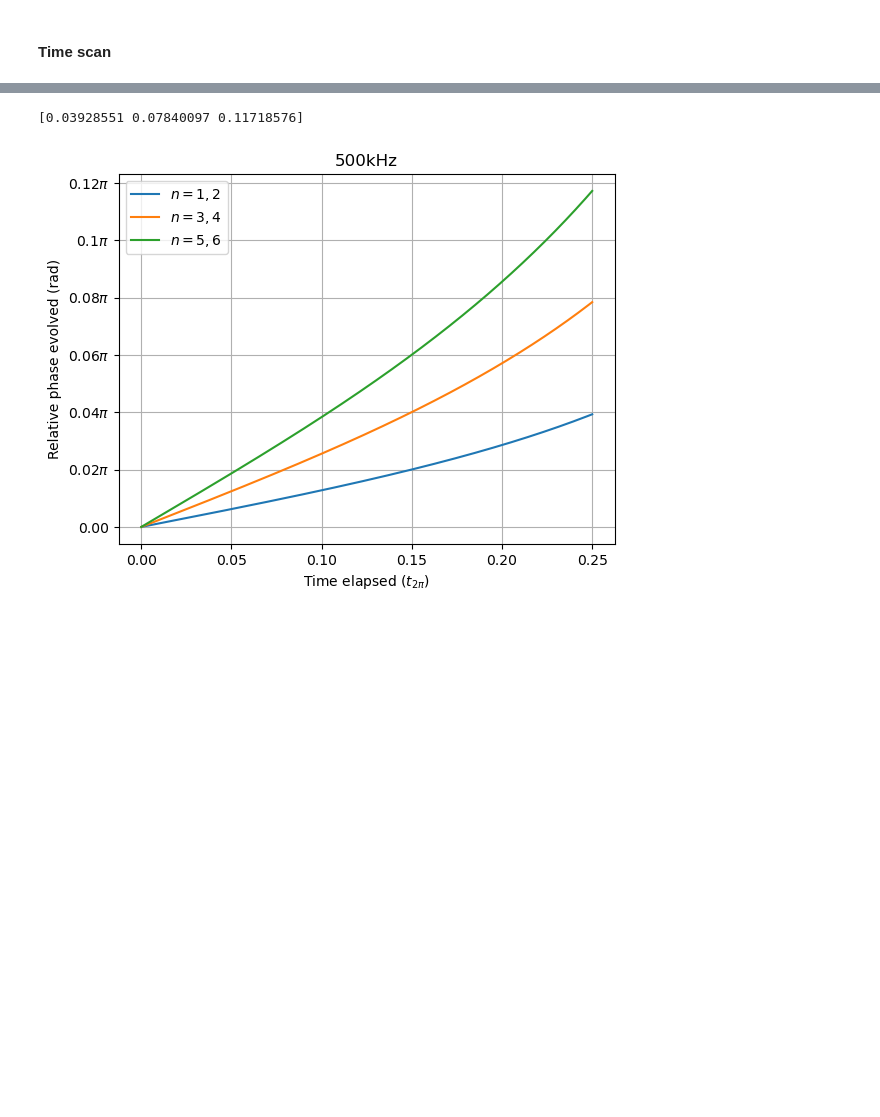
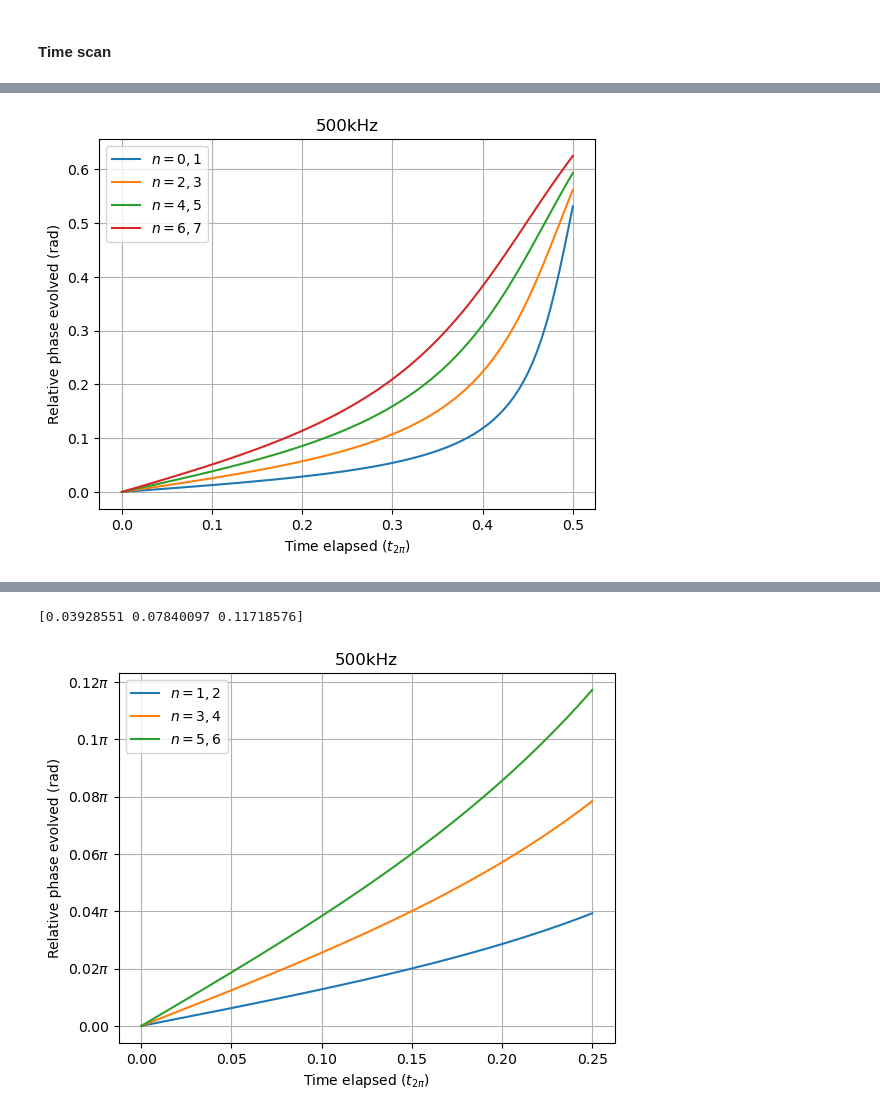
Before and after one commit to tr2g20/simulations, a Jupyter notebook: pulse_phase_evol.ipynb, the cells around one changed output, grey strips where cells are left out. Drawn from its saved outputs; the diff is of its cells as text; code cells hidden in the pictures; blank space fills up the shorter version.

```diff
--- a/pulse_phase_evol.ipynb
+++ b/pulse_phase_evol.ipynb
@@ -111,7 +113,7 @@ basis = np.arange(p_min, p_max + 1)
 # Set doppler shift
 atom_veloc = 0.0 # Stationary
 
-MDFE = gen_MDFEdown_seq(free_time=0.01*pi/(8*dR), rabi_freq=rabi_freq, time_steps=n_steps)
+MDFE = gen_MDFEdown_seq(free_time=0.1*pi/(8*dR), rabi_freq=rabi_freq, time_steps=n_steps)
 
 for i in range(len(indices)):
     initial_state = np.zeros(shape=len(basis), dtype=np.complex128)
@@ -174,0 +177,73 @@ plot_bloch_multi(wave_func=wave_funcs, show=False)
+# %%
+
+# Rabi frequency in 2*pi*Hz units
+rabi_freq = 2*pi*5e5
+rabi_time = 2*pi/rabi_freq # 2pi pulse time
+
+# Set total resolution of time steps
+n_steps = 100
+
+indices = [8,10,12,14]
+
+# Define basis: p in units of hbar*k (even p = ground state)
+p_min = -8
+p_max = 8
+basis = np.arange(p_min, p_max + 1)
+
+
+# Set doppler shift
+atom_veloc = 0.0 # Stationary
+
+# MDFE = gen_MDFEdown_seq(free_time=0.039286*pi/(4*dR), rabi_freq=rabi_freq*1e5, time_steps=n_steps)
+
+for i in range(len(indices)):
+    initial_state = np.zeros(shape=len(basis), dtype=np.complex128)
+    initial_state[indices[i]] = 1
+    initial_state[indices[i]+1] = 1
+    initial_state = initial_state/ np.linalg.norm(initial_state) # Normalise
+    pulse_seq1 = PulseSequence()
+
+    pulse1 = DownPulse(laser_det=np.full(n_steps,dR),phase=np.full(n_steps, -pi/2), rabi_freq=np.full(n_steps,rabi_freq), duration=rabi_time/2)
+
+    detuning = dR/2
+    free_time = 2*pi/(np.abs(dR-detuning))
+    free = FreeEvolution(laser_det=(np.full(n_steps, detuning)), duration=(free_time/32))
+
+    pulse_seq1.add_pulses([pulse1])
+
+    wave_func, times = simulate_pulses_single_atom_analyt(pulse_seq=pulse_seq1, basis=basis, initial_state=initial_state, d_shift=k_eff*atom_veloc)
+
+    if i == 0:
+        wave_funcs = np.zeros((len(indices),len(times),2), dtype=np.complex128)
+
+    wave_funcs[i,:,:] = wave_func[:,indices[i]+1:indices[i]+3]/np.linalg.norm(wave_func[-1,indices[i]+1:indices[i]+3])
+    print(indices[i]-1)
+    print(indices[i]+3)
+
+
+angles = (np.angle(wave_funcs[:,:,1]) - np.angle(wave_funcs[:,:,0]))
+
+angles = np.unwrap(angles, axis=1)
+
+fig, ax = plt.subplots()
+ax.plot(times/(rabi_time),angles.transpose()/pi)
+# ax.set_yticks([0,0.02,0.04,0.06,0.08,0.1,0.12],[r'0.00', r'0.02$\pi$', r'0.04$\pi$', r'0.06$\pi$', r'0.08$\pi$', r'0.1$\pi$', r'0.12$\pi$'])
+# ax.set_ylim(-0.005,0.12)
+ax.grid()
+ax.set_ylabel(r'Relative phase evolved (rad)')
+ax.set_xlabel(r'Time elapsed ($t_{2\pi}$)')
+ax.legend([r'$n=0,1$',r'$n=2,3$',r'$n=4,5$',r'$n=6,7$'])
+ax.set_title('500kHz')
+# plt.ylim(0,2.1)
+# plt.xlim(0,(rabi_time/2)*1.1)
+
+
+print(angles[:,-1]/pi)
+
+
+
+
+
+# display_table_compare(basis=basis, init_state=wave_func[0,:], final_state=wave_func[-1,:])
+# plot_bloch(wave_func=wave_func[:,indices[0]:indices[1]+1], show=True)
+# %% [output]
@@ -174,0 +259 @@ plot_bloch_multi(wave_func=wave_funcs, show=False)
+[figure, added]
```
Also changed, not shown: parts of 6 cells of this notebook, 3 other files.
